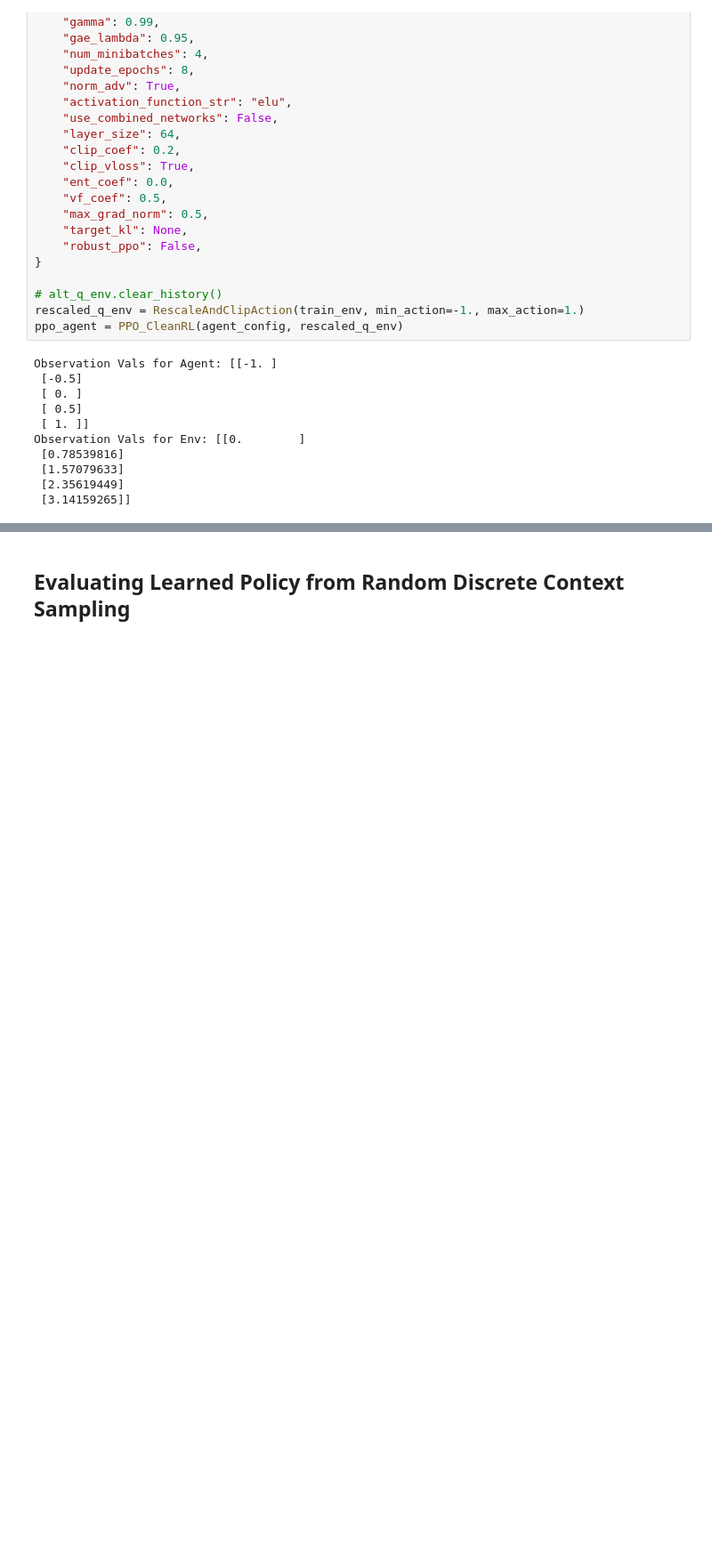
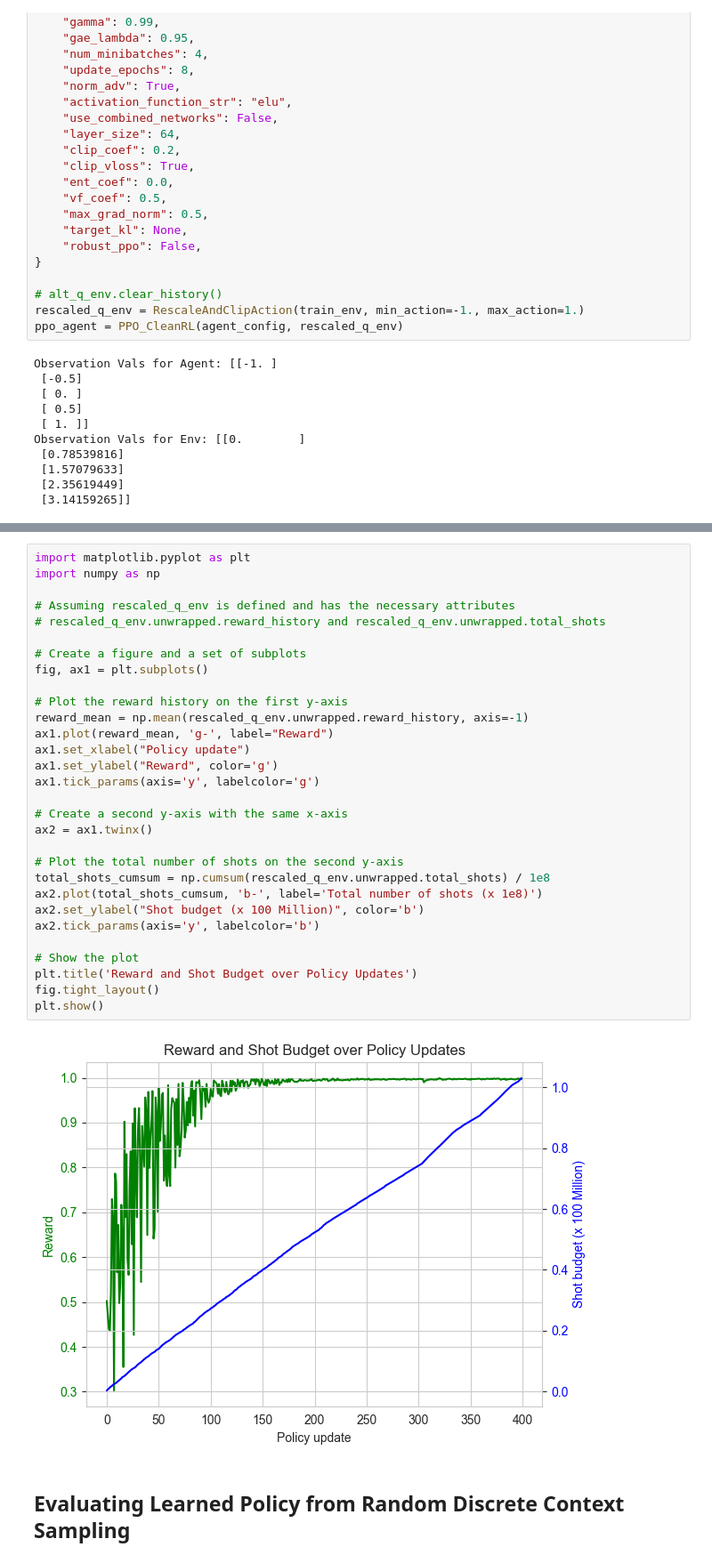
Before and after one commit to arthurostrauss/Quantum_Optimal_Control, a Jupyter notebook: gate_level/spillover_noise_use_case/generic_spillover/third_reference_notebook.ipynb, the cells around one changed output, grey strips where cells are left out. Shown at 89% size. Drawn from its saved outputs; the diff is of its cells as text; blank space fills up the shorter version.

```diff
--- a/gate_level/spillover_noise_use_case/generic_spillover/third_reference_notebook.ipynb
+++ b/gate_level/spillover_noise_use_case/generic_spillover/third_reference_notebook.ipynb
@@ -933,3 +941,35 @@ model saved to runs/PPO_CleanRL__Test PPO CleanRL__1__1748421747/Test PPO CleanR
+# %%
+import matplotlib.pyplot as plt
+import numpy as np
+
+# Assuming rescaled_q_env is defined and has the necessary attributes
+# rescaled_q_env.unwrapped.reward_history and rescaled_q_env.unwrapped.total_shots
+
+# Create a figure and a set of subplots
+fig, ax1 = plt.subplots()
+
+# Plot the reward history on the first y-axis
+reward_mean = np.mean(rescaled_q_env.unwrapped.reward_history, axis=-1)
+ax1.plot(reward_mean, 'g-', label="Reward")
+ax1.set_xlabel("Policy update")
+ax1.set_ylabel("Reward", color='g')
+ax1.tick_params(axis='y', labelcolor='g')
+
+# Create a second y-axis with the same x-axis
+ax2 = ax1.twinx()
+
+# Plot the total number of shots on the second y-axis
+total_shots_cumsum = np.cumsum(rescaled_q_env.unwrapped.total_shots) / 1e8
+ax2.plot(total_shots_cumsum, 'b-', label='Total number of shots (x 1e8)')
+ax2.set_ylabel("Shot budget (x 100 Million)", color='b')
+ax2.tick_params(axis='y', labelcolor='b')
+
+# Show the plot
+plt.title('Reward and Shot Budget over Policy Updates')
+fig.tight_layout()
+plt.show()
+# %% [output]
+[figure, added]
 # %% [markdown]
 ## Evaluating Learned Policy from Random Discrete Context Sampling
 # %%
```
Also changed, not shown: parts of 9 cells of this notebook.
